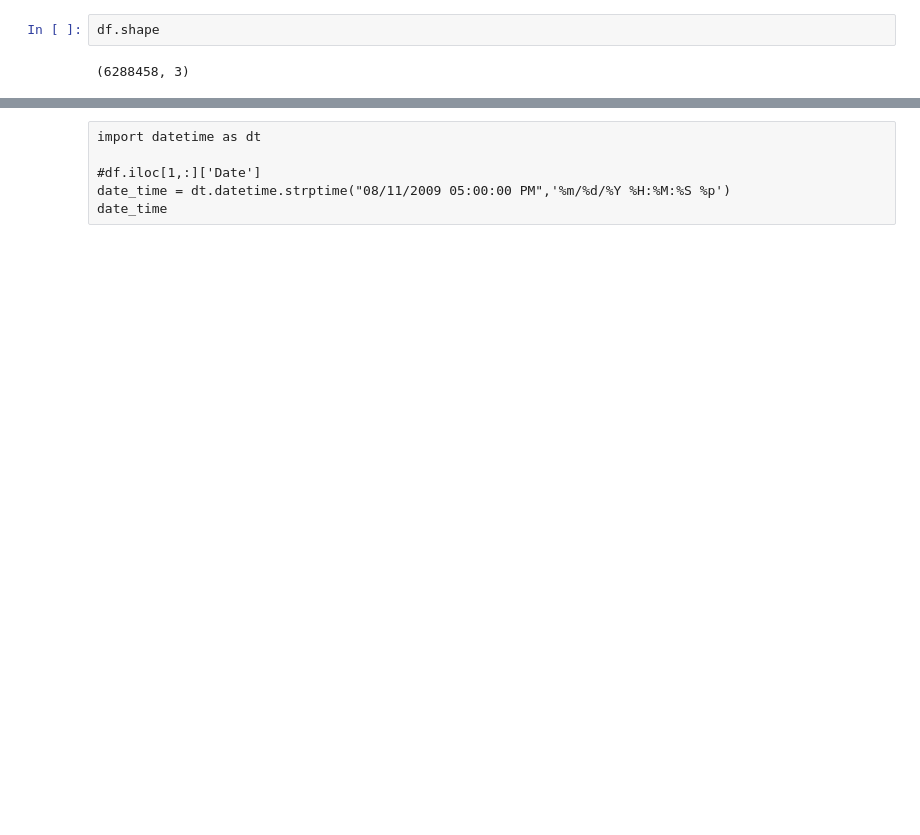
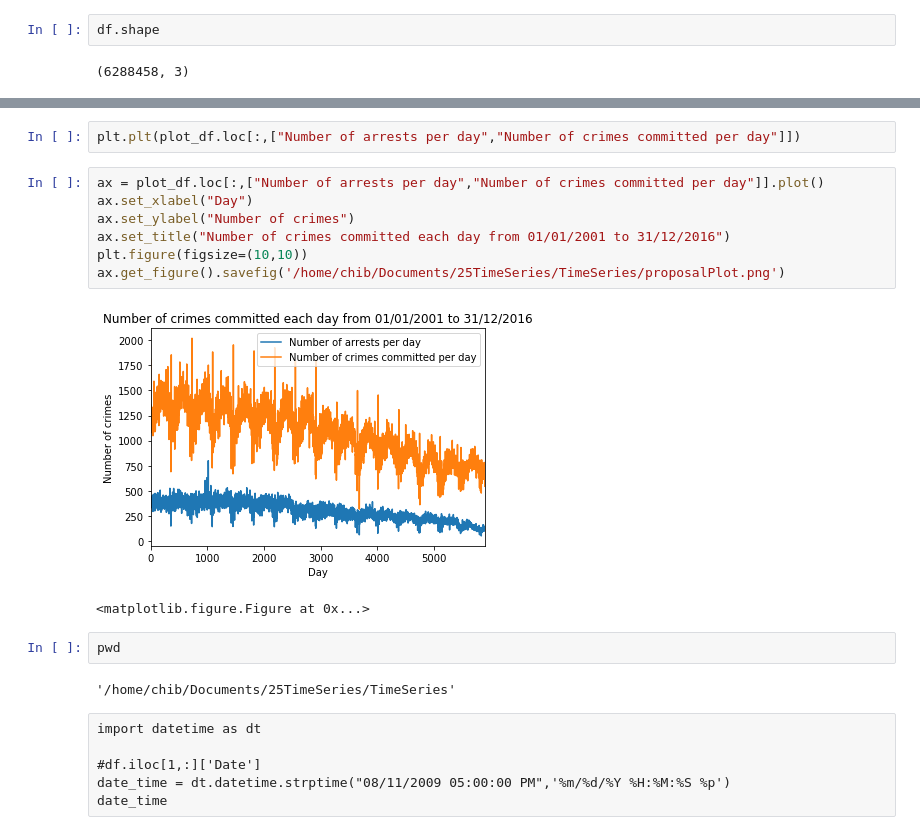
Before and after one commit to Chibuu/TimeSeries, a Jupyter notebook: Preliminary.ipynb, the cells around one changed output, grey strips where cells are left out. Drawn from its saved outputs; the diff is of its cells as text; blank space fills up the shorter version.

Commit message:
Project Proposal completed

```diff
--- a/Preliminary.ipynb
+++ b/Preliminary.ipynb
@@ -152,3 +179,19 @@ datetime.datetime(2009, 8, 11, 5, 0)
+# %%
+plt.plt(plot_df.loc[:,["Number of arrests per day","Number of crimes committed per day"]])
+# %%
+ax = plot_df.loc[:,["Number of arrests per day","Number of crimes committed per day"]].plot()
+ax.set_xlabel("Day")
+ax.set_ylabel("Number of crimes")
+ax.set_title("Number of crimes committed each day from 01/01/2001 to 31/12/2016")
+plt.figure(figsize=(10,10))
+ax.get_figure().savefig('/home/chib/Documents/25TimeSeries/TimeSeries/proposalPlot.png')
+# %% [output]
+[figure, added]
+<matplotlib.figure.Figure at 0x...>
+# %%
+pwd
+# %% [output]
+'/home/chib/Documents/25TimeSeries/TimeSeries'
 # %% [raw]
 import datetime as dt
 
```
Also changed, not shown: parts of 27 cells of this notebook, 4 other files.
